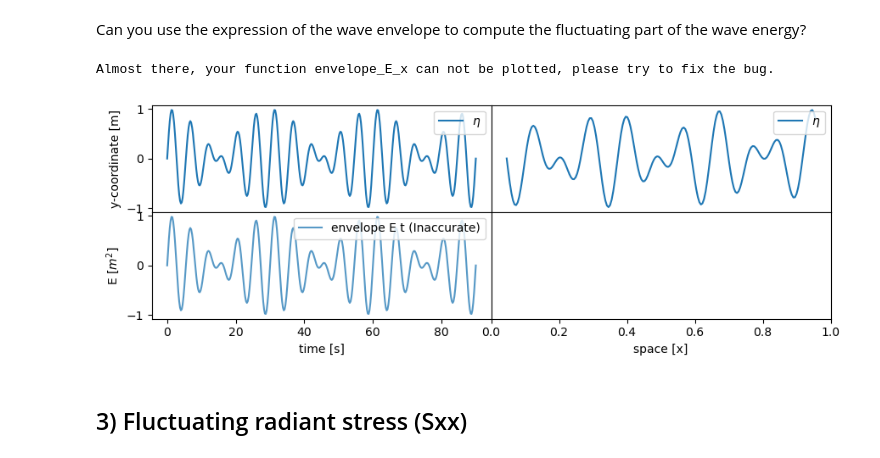
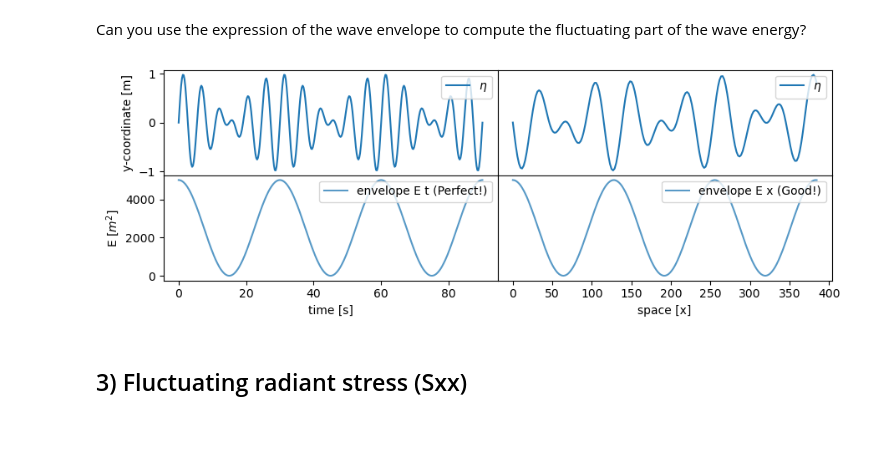
Before and after one commit to Witeend/CoastalCodebook, a Jupyter notebook: notebooks/4a_bound_long_wave.ipynb, the cells around one changed output. Drawn from its saved outputs; the diff is of its cells as text; code cells hidden in the pictures; blank space fills up the shorter version.

```diff
--- a/notebooks/4a_bound_long_wave.ipynb
+++ b/notebooks/4a_bound_long_wave.ipynb
@@ -34,18 +34,27 @@ def wavelength(T, d):
 L1 = wavelength(T1, h)
 L2 = wavelength(T2, h)
 
+k1 = 2 * np.pi / L1
+k2 = 2 * np.pi / L2
+k_g = k1 - k2
+
+w1 = 2 * np.pi / T1
+w2 = 2 * np.pi / T2
+w_g = w1 - w2
+
 # These can be used to build your function.
 t = np.arange(0, 80, 5)
 x = np.arange(0, 350, 20)
 
 
 def envelope_eta_t(a1, a2, T1, T2, t, xp):
-    eta = a1 * np.sin(2 * np.pi / T1 * t - 2 * np.pi / L1 * xp) + a2 * np.sin(2 * np.pi / T2 * t - 2 * np.pi / L2 * xp)
+    # eta = a1 * np.sin(2 * np.pi / T1 * t - 2 * np.pi / L1 * xp) + a2 * np.sin(2 * np.pi / T2 * t - 2 * np.pi / L2 * xp)
+    eta = (a1 + a2) * np.cos(w_g /2 * t - k_g / 2 * xp)
     return eta
 
 
 def envelope_eta_x(a1, a2, T1, T2, tp, x):
-    eta = a1 * np.sin(2 * np.pi / T1 * tp - 2 * np.pi / L1 * x) + a2 * np.sin(2 * np.pi / T2 * tp - 2 * np.pi / L2 * x)
+    eta = (a1 + a2) * np.cos(w_g / 2 * tp - k_g / 2 * x)
     return eta
 
 
@@ -59,21 +68,22 @@ Can you use the expression of the wave envelope to compute the fluctuating part
 # %%
 rho = 1025  # kg/m3
 
 
 def envelope_E_t(a1, a2, T1, T2, t, xp, rho):
     eta = envelope_eta_t(a1, a2, T1, T2, t, xp)
-    return eta
+    E = 0.5 * rho * 9.81 * eta**2
+    return E
 
 
-def envelope_E_x(a1, a2, T1, T2, t, xp, rho):
+def envelope_E_x(a1, a2, T1, T2, tp, x, rho):
     eta = envelope_eta_x(a1, a2, T1, T2, tp, x)
-    return eta
+    E = 0.5 * rho * 9.81 * eta**2
+    return E
 
 
 Show_W4_Q2()
 # %% [output]
-Almost there, your function envelope_E_x can not be plotted, please try to fix the bug.
-[figure, old version]
+[figure, new version]
 # %% [markdown]
 ## 3) Fluctuating radiant stress (Sxx)
 # %% [markdown]
```
Also changed, not shown: parts of 4 cells of this notebook, 1 other file.
